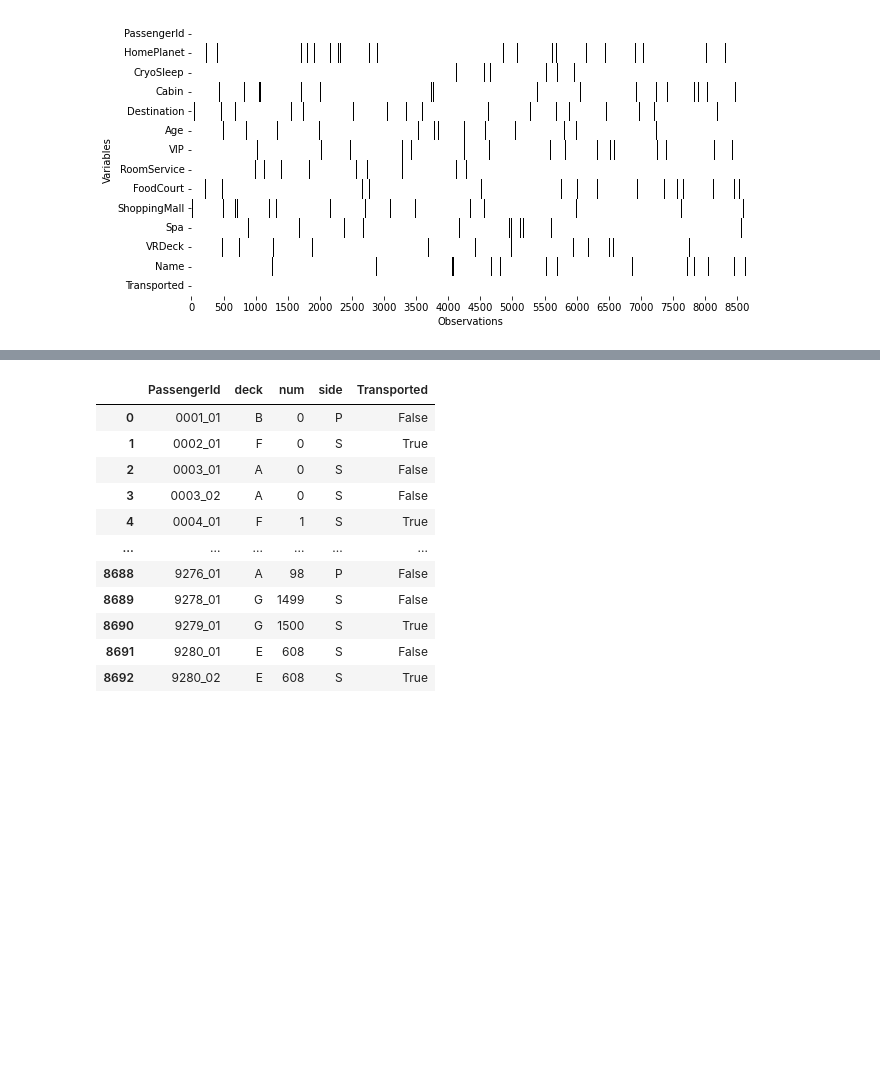
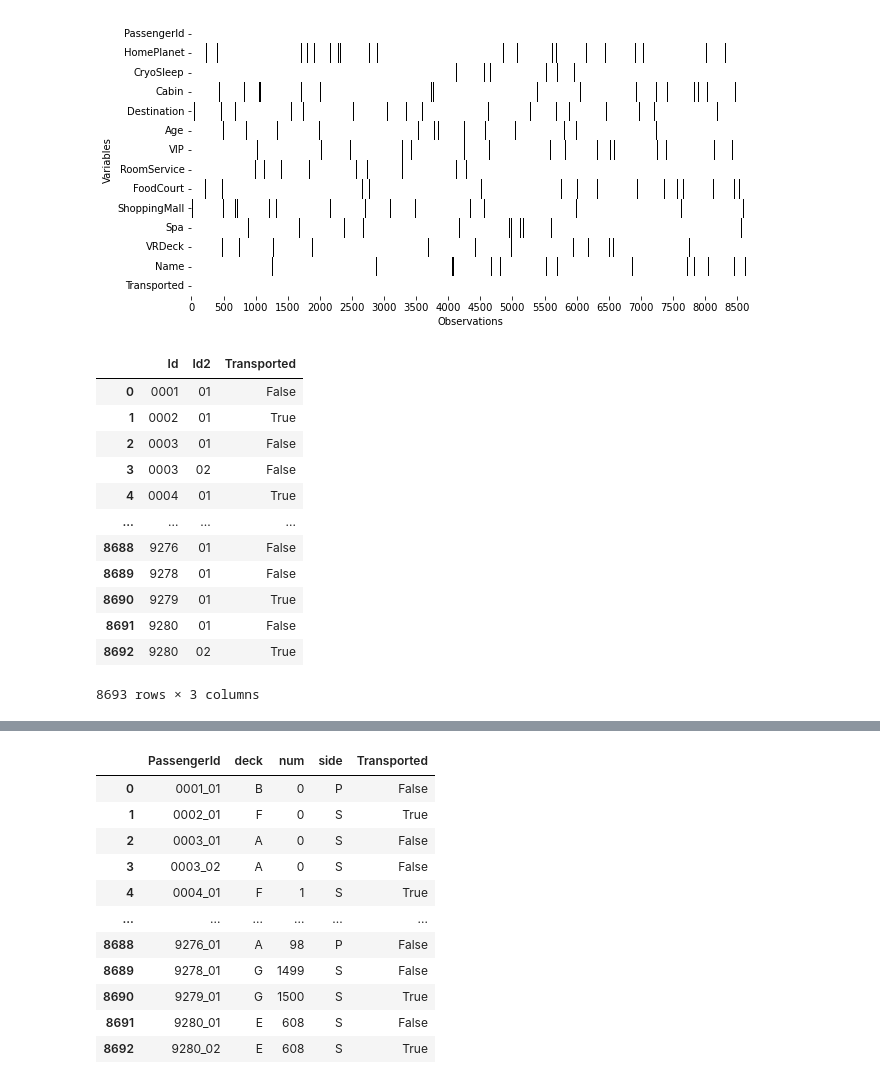
Before and after one commit to imarranz/spaceship-titanic, a Jupyter notebook: notebooks/20220531-IMA-clean_data.ipynb, the cells around one changed output, grey strips where cells are left out. Cells and saved outputs as stored; diff of their text form; code cells hidden in the pictures; blank space fills up the shorter version.

```diff
--- a/notebooks/20220531-IMA-clean_data.ipynb
+++ b/notebooks/20220531-IMA-clean_data.ipynb
@@ -46,3 +48,25 @@ ax.set_ylabel(r'Variables')
 # %% [output]
 Text(69.0, 0.5, 'Variables')
 [figure]
+# %%
+data_passenger = \
+pd.concat([train.PassengerId.str.split('_', expand = True),
+           train.Transported], axis = 1)
+
+data_passenger = data_passenger[[0, 1, 'Transported']].copy()
+data_passenger.columns = ['Id', 'Id2', 'Transported']
+data_passenger
+# %% [output]
+|  | Id | Id2 | Transported |
+| 0 | 0001 | 01 | False |
+| 1 | 0002 | 01 | True |
+| 2 | 0003 | 01 | False |
+| 3 | 0003 | 02 | False |
+| 4 | 0004 | 01 | True |
+| ... | ... | ... | ... |
+| 8688 | 9276 | 01 | False |
+| 8689 | 9278 | 01 | False |
+| 8690 | 9279 | 01 | True |
+| 8691 | 9280 | 01 | False |
+| 8692 | 9280 | 02 | True |
+8693 rows × 3 columns
```
Also changed, not shown: parts of 3 cells of this notebook.
